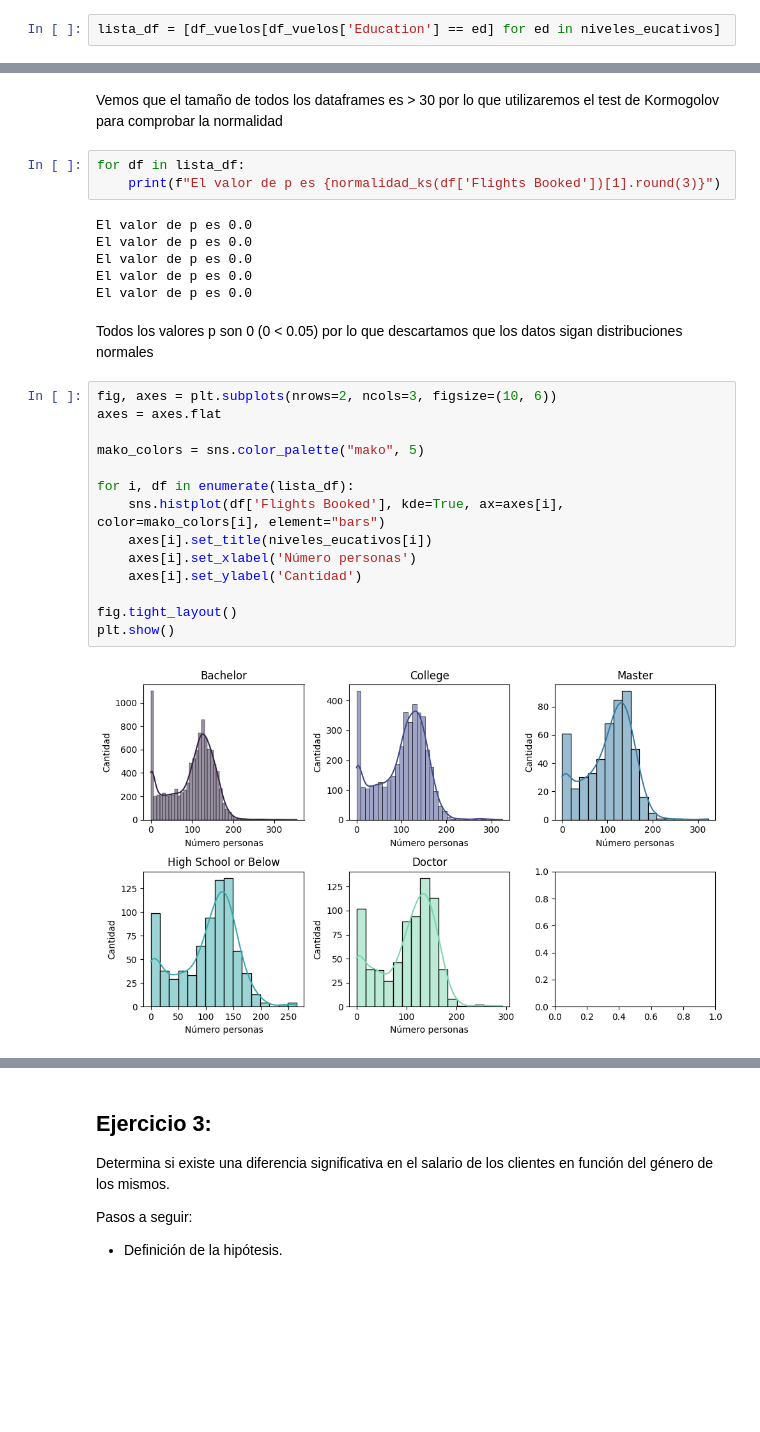
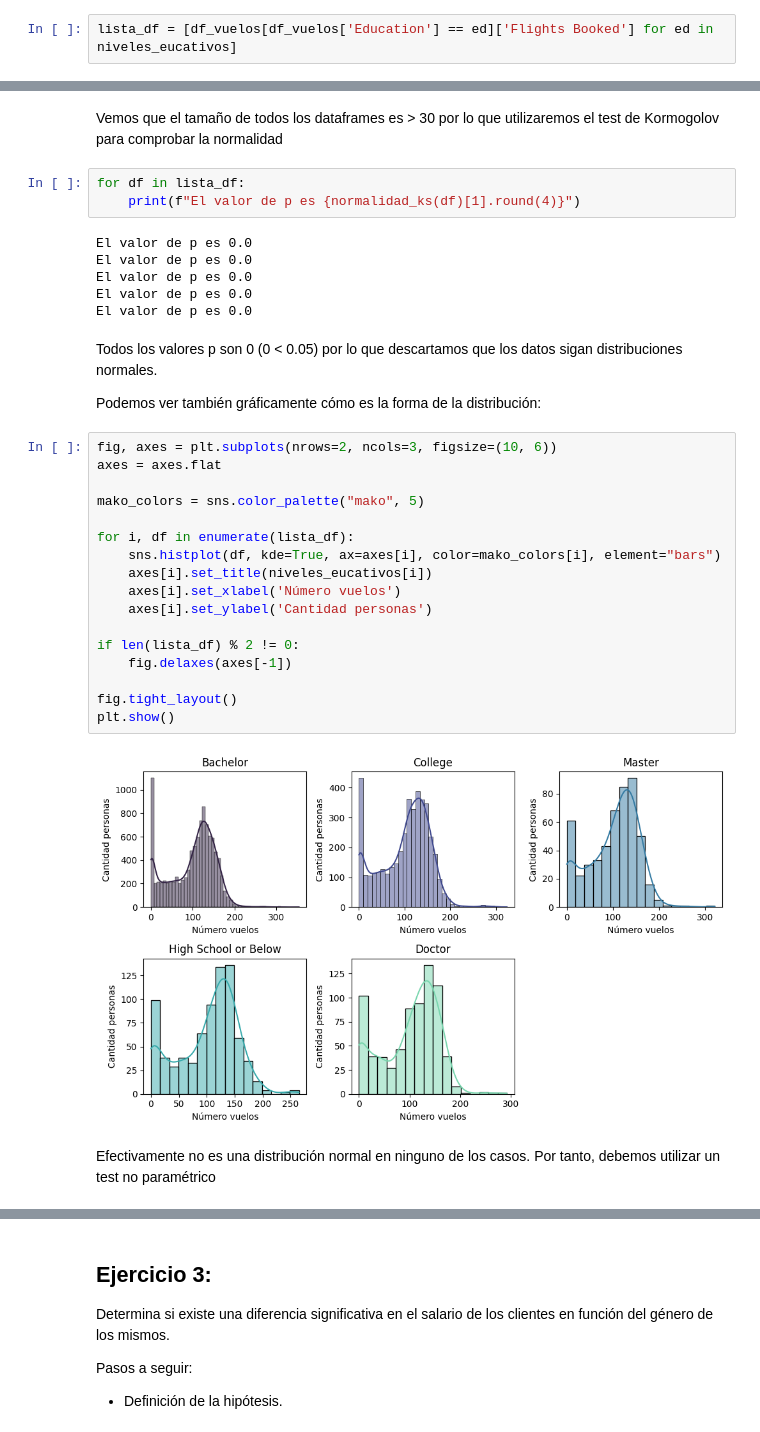
Before and after one commit to SupernovaIa/Laboratorio-Test-AB-No-param, a Jupyter notebook: laboratorio-modulo6-leccion04-1-ab-testing-no-param.ipynb, the cells around one changed output, grey strips where cells are left out. Saved outputs shown, nothing was run; the diff lists cells and outputs as text; blank space fills up the shorter version.

```diff
--- a/laboratorio-modulo6-leccion04-1-ab-testing-no-param.ipynb
+++ b/laboratorio-modulo6-leccion04-1-ab-testing-no-param.ipynb
@@ -257,7 +257,7 @@ df_vuelos.head()
 # %%
 niveles_eucativos = df_vuelos['Education'].unique()
 # %%
-lista_df = [df_vuelos[df_vuelos['Education'] == ed] for ed in niveles_eucativos]
+lista_df = [df_vuelos[df_vuelos['Education'] == ed]['Flights Booked'] for ed in niveles_eucativos]
 # %%
 for df in lista_df:
     print(f"El tamaño del dataframe es {df.shape[0]}")
@@ -271,7 +271,7 @@ El tamaño del dataframe es 734
 Vemos que el tamaño de todos los dataframes es > 30 por lo que utilizaremos el test de Kormogolov para comprobar la normalidad
 # %%
 for df in lista_df:
-    print(f"El valor de p es {normalidad_ks(df['Flights Booked'])[1].round(3)}")
+    print(f"El valor de p es {normalidad_ks(df)[1].round(4)}")
 # %% [output]
 El valor de p es 0.0
 El valor de p es 0.0
@@ -279,20 +279,27 @@ El valor de p es 0.0
 El valor de p es 0.0
 El valor de p es 0.0
 # %% [markdown]
-Todos los valores p son 0 (0 < 0.05) por lo que descartamos que los datos sigan distribuciones normales
+Todos los valores p son 0 (0 < 0.05) por lo que descartamos que los datos sigan distribuciones normales.
+
+Podemos ver también gráficamente cómo es la forma de la distribución:
 # %%
 fig, axes = plt.subplots(nrows=2, ncols=3, figsize=(10, 6))
 axes = axes.flat
 
 mako_colors = sns.color_palette("mako", 5)
 
 for i, df in enumerate(lista_df):
-    sns.histplot(df['Flights Booked'], kde=True, ax=axes[i], color=mako_colors[i], element="bars")
+    sns.histplot(df, kde=True, ax=axes[i], color=mako_colors[i], element="bars")
     axes[i].set_title(niveles_eucativos[i])
-    axes[i].set_xlabel('Número personas')
-    axes[i].set_ylabel('Cantidad')
+    axes[i].set_xlabel('Número vuelos')
+    axes[i].set_ylabel('Cantidad personas')
+
+if len(lista_df) % 2 != 0:
+    fig.delaxes(axes[-1])
 
 fig.tight_layout()
 plt.show()
 # %% [output]
-[figure, old version]
+[figure, new version]
+# %% [markdown]
+Efectivamente no es una distribución normal en ninguno de los casos. Por tanto, debemos utilizar un test no paramétrico
```
Also changed, not shown: parts of 20 cells of this notebook, 1 other file.
